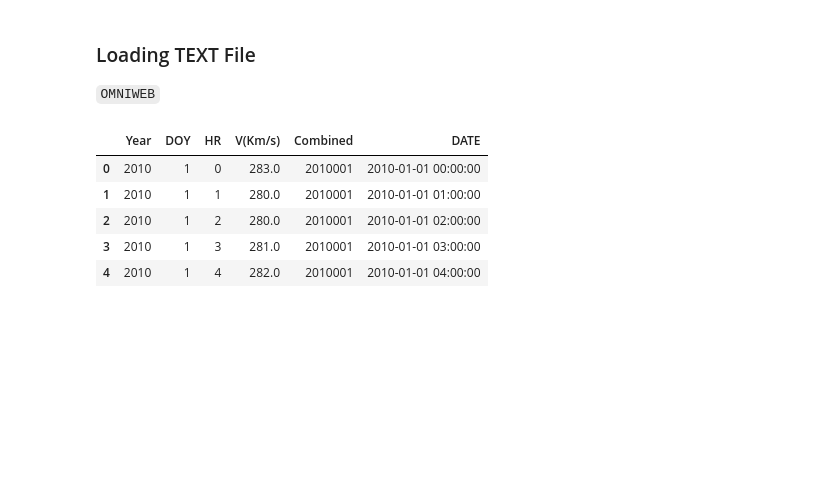
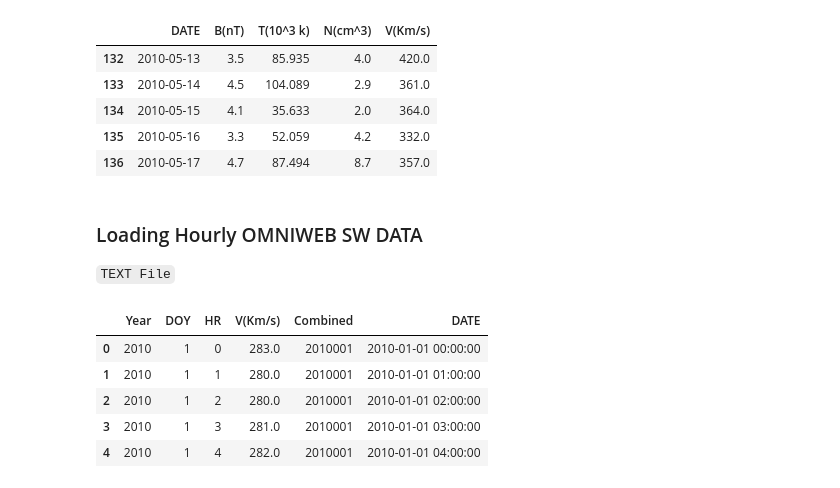
Before and after one commit to Abrahamalowonle/HSS-SpeedNet-Model, a Jupyter notebook: SW_Processing/Solar_wind_Processing.ipynb, the cells around one changed output. Saved outputs shown, nothing was run; the diff lists cells and outputs as text; code cells hidden in the pictures; blank space fills up the shorter version.

```diff
--- a/SW_Processing/SW_Standard_Deviation_Figure_2.ipynb
+++ b/SW_Processing/Solar_wind_Processing.ipynb
@@ -6,0 +71,13 @@ from astropy.io import ascii
+# %%
+Solar_wind_filtered = Solar_wind[~Solar_wind['DATE'].isin(combined_list)]
+# %%
+solar_wind_filtered_mask = (Solar_wind_filtered["DATE"] >= "2010-05-13") & (Solar_wind_filtered["DATE"] <= "2023-12-31")
+Solar_wind_filtered = Solar_wind_filtered.loc[solar_wind_filtered_mask]
+Solar_wind_filtered.head()
+# %% [output]
+|  | DATE | B(nT) | T(10^3 k) | N(cm^3) | V(Km/s) |
+| 132 | 2010-05-13 | 3.5 | 85.935 | 4.0 | 420.0 |
+| 133 | 2010-05-14 | 4.5 | 104.089 | 2.9 | 361.0 |
+| 134 | 2010-05-15 | 4.1 | 35.633 | 2.0 | 364.0 |
+| 135 | 2010-05-16 | 3.3 | 52.059 | 4.2 | 332.0 |
+| 136 | 2010-05-17 | 4.7 | 87.494 | 8.7 | 357.0 |
@@ -7,6 +90,7 @@ from astropy.io import ascii
 # %% [markdown]
-### Loading TEXT File
-`OMNIWEB`
+### Loading Hourly OMNIWEB SW DATA
+
+`TEXT File`
 # %%
 omni = ascii.read("Hourly_data_OMNIWEB_data.txt",
                       names =["Year","DOY", "HR", "V(Km/s)"] )
```
Also changed, not shown: parts of 16 cells of this notebook, 7 other files.
